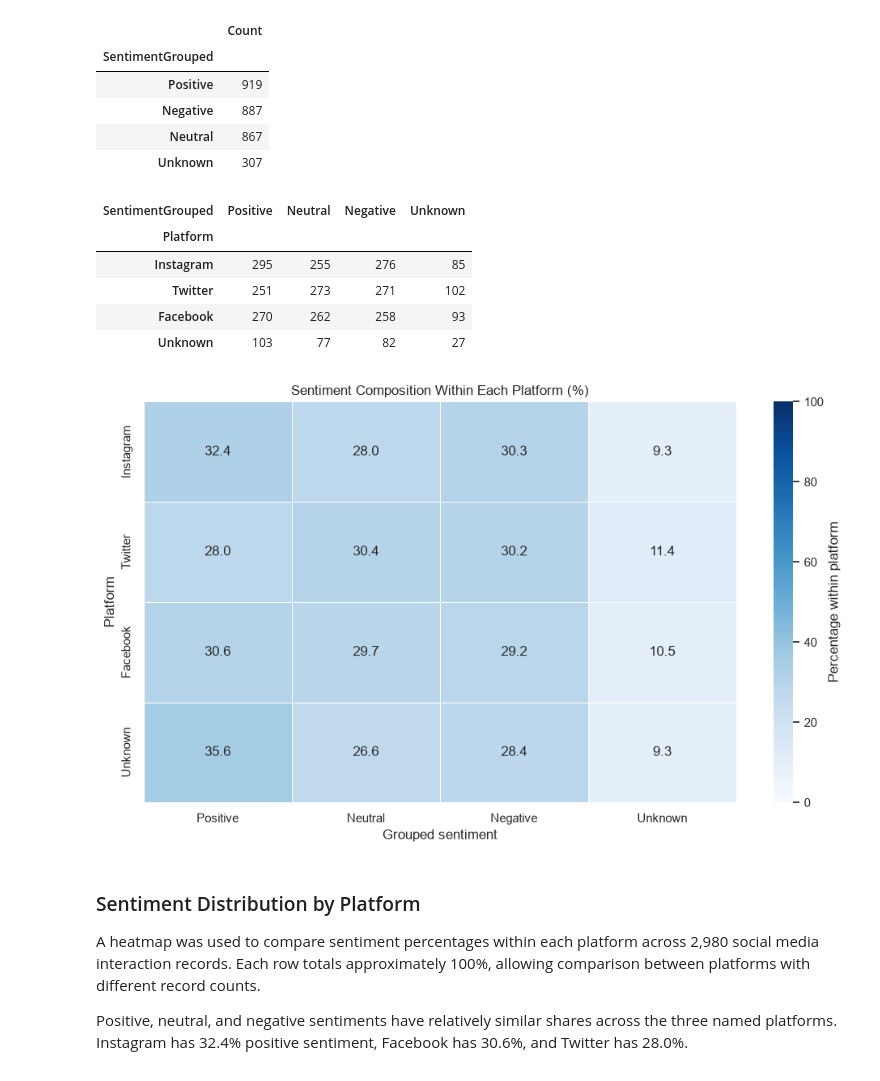
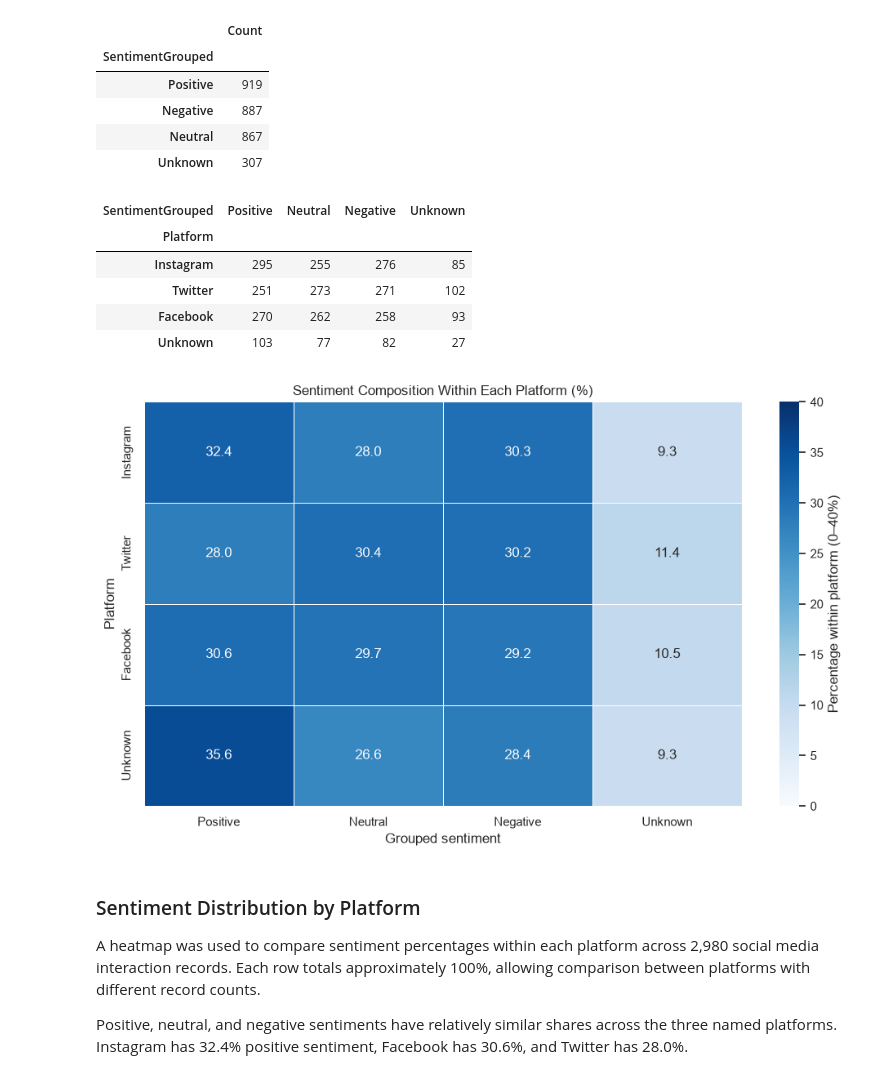
Before and after one commit to Srinder/H3101-ML-ml-linear-algebra-project-Team-PETIX-, a Jupyter notebook: H3101-ML-ml-linear-algebra-project-Team-PETIX--main/Week7_ML_Data_Visualizations/finmark_visualization_workflow.ipynb, the cells around one changed output. Saved outputs shown, nothing was run; the diff lists cells and outputs as text; code cells hidden in the pictures.

```diff
--- a/H3101-ML-ml-linear-algebra-project-Team-PETIX--main/Week7_ML_Data_Visualizations/finmark_visualization_workflow.ipynb
+++ b/H3101-ML-ml-linear-algebra-project-Team-PETIX--main/Week7_ML_Data_Visualizations/finmark_visualization_workflow.ipynb
@@ -655,56 +861,52 @@ SentimentGrouped:
 | Neutral | 867 |
 | Unknown | 307 |
 # %%
-# Count sentiment groups within each platform
+# Count sentiment groups within each platform.
 sentiment_counts = pd.crosstab(
     social_media["Platform"].fillna("Unknown"),
-    social_media["SentimentGrouped"].fillna("Unknown")
+    social_media["SentimentGrouped"].fillna("Unknown"),
 ).reindex(
     index=["Instagram", "Twitter", "Facebook", "Unknown"],
     columns=["Positive", "Neutral", "Negative", "Unknown"],
-    fill_value=0
+    fill_value=0,
 )
 
-# Each platform row totals 100%
+# Each platform row totals 100%.
 sentiment_percent = sentiment_counts.div(
     sentiment_counts.sum(axis=1), axis=0
 ) * 100
 
 display(sentiment_counts)
-
 fig, ax = plt.subplots(figsize=(10, 6))
-
 sns.heatmap(
     sentiment_percent,
     annot=True,
     fmt=".1f",
     cmap="Blues",
     vmin=0,
-    vmax=100,
+    vmax=40,
     linewidths=0.5,
-    cbar_kws={"label": "Percentage within platform"},
-    ax=ax
+    cbar_kws={"label": "Percentage within platform (0–40%)"},
+    ax=ax,
 )
-
 ax.set_title("Sentiment Composition Within Each Platform (%)")
 ax.set_xlabel("Grouped sentiment")
 ax.set_ylabel("Platform")
-
 fig.tight_layout()
 fig.savefig(
     figures_folder / "06_sentiment_by_platform_heatmap.png",
     dpi=300,
-    bbox_inches="tight"
+    bbox_inches="tight",
 )
 plt.show()
 # %% [output]
 | SentimentGrouped | Positive | Neutral | Negative | Unknown |
 | Platform |  |  |  |  |
 | Instagram | 295 | 255 | 276 | 85 |
 | Twitter | 251 | 273 | 271 | 102 |
 | Facebook | 270 | 262 | 258 | 93 |
 | Unknown | 103 | 77 | 82 | 27 |
-[figure, old version]
+[figure, new version]
 # %% [markdown]
 ### Sentiment Distribution by Platform
 
```
Also changed, not shown: parts of 21 cells of this notebook, 11 other files.
